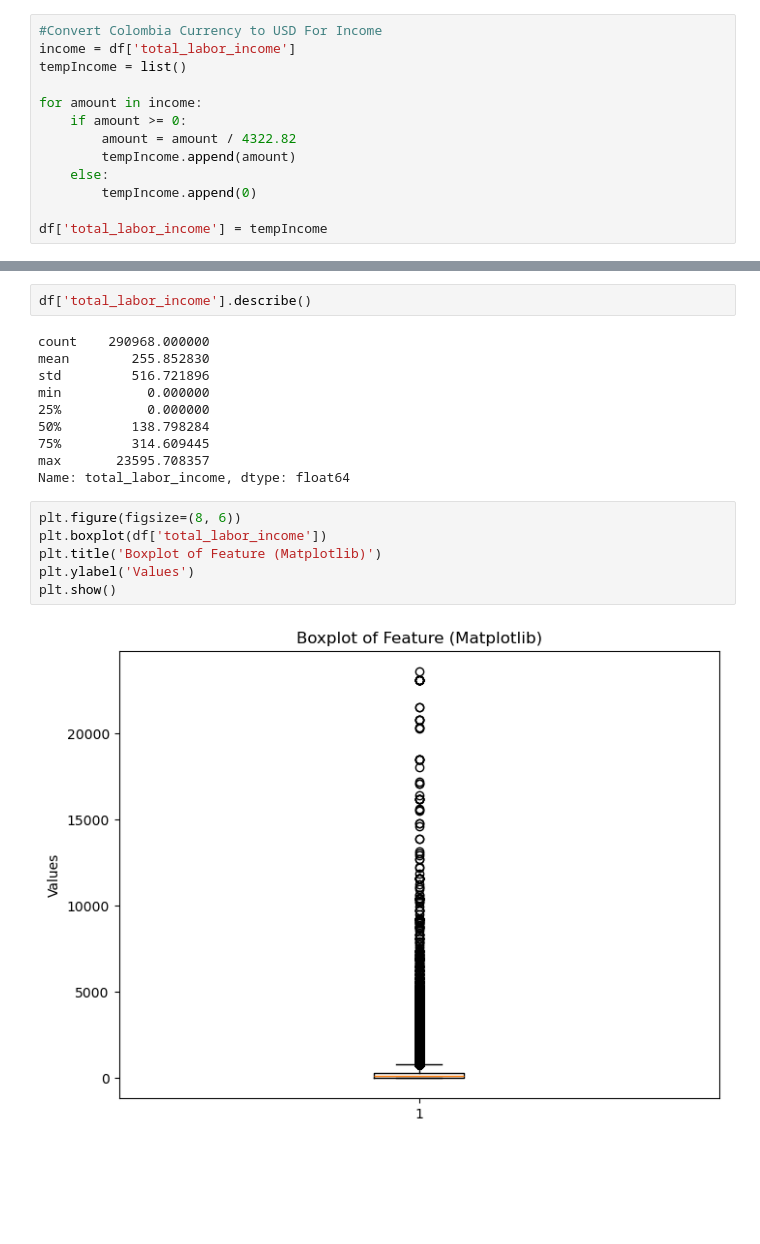
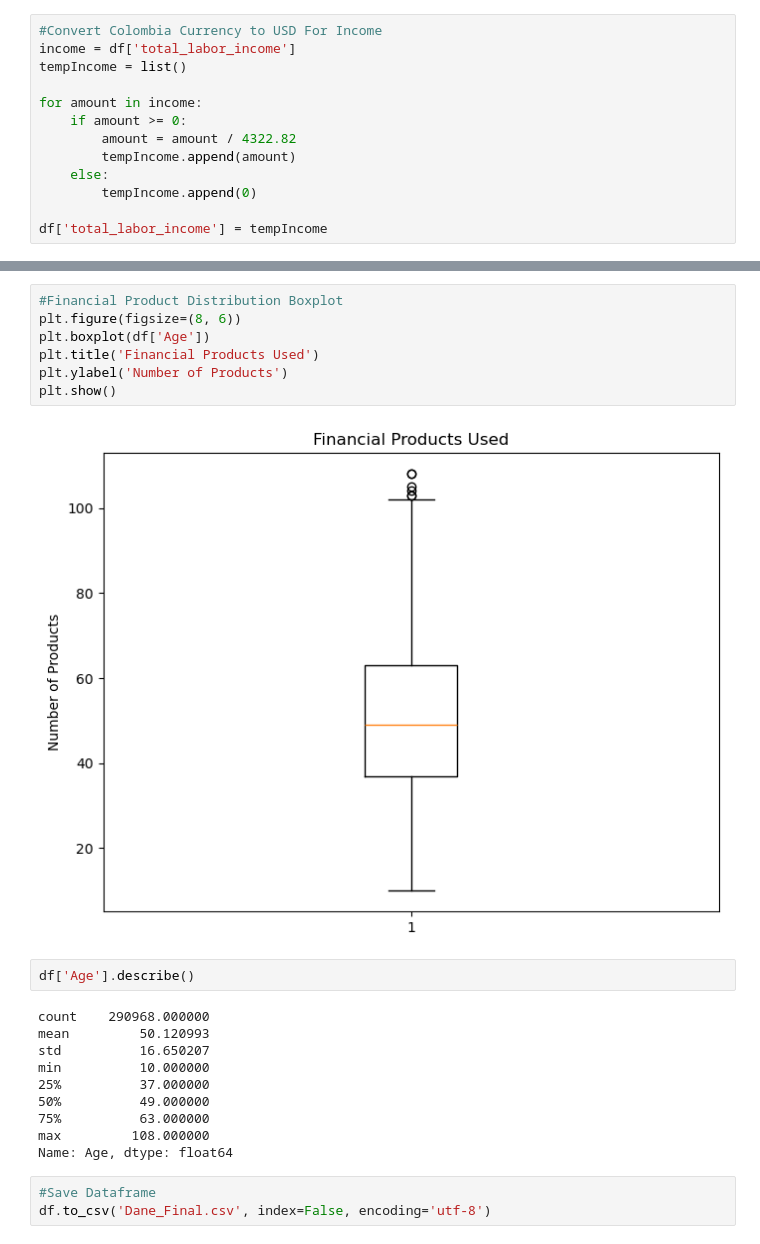
Before and after one commit to juaneacha/DataKind-Financial-Inclusion, a Jupyter notebook: Financial-Inclusion.ipynb, the cells around one changed output, grey strips where cells are left out. Cells and saved outputs as stored; diff of their text form; blank space fills up the shorter version.

```diff
--- a/Financial-Inclusion.ipynb
+++ b/Financial-Inclusion.ipynb
@@ -108,20 +162,24 @@ df['total_labor_income'] = tempIncome
+# %%
+#Financial Product Distribution Boxplot
+plt.figure(figsize=(8, 6))
+plt.boxplot(df['Age'])
+plt.title('Financial Products Used')
+plt.ylabel('Number of Products')
+plt.show()
+# %% [output]
+[figure, added]
 # %%
-df['total_labor_income'].describe()
+df['Age'].describe()
 # %% [output]
 count    290968.000000
-mean        255.852830
-std         516.721896
-min           0.000000
-25%           0.000000
-50%         138.798284
-75%         314.609445
-max       23595.708357
-Name: total_labor_income, dtype: float64
+mean         50.120993
+std          16.650207
+min          10.000000
+25%          37.000000
+50%          49.000000
+75%          63.000000
+max         108.000000
+Name: Age, dtype: float64
-# %%
-plt.figure(figsize=(8, 6))
-plt.boxplot(df['total_labor_income'])
-plt.title('Boxplot of Feature (Matplotlib)')
-plt.ylabel('Values')
-plt.show()
-# %% [output]
-[figure, removed]
+# %%
+#Save Dataframe
+df.to_csv('Dane_Final.csv', index=False, encoding='utf-8')
```
Also changed, not shown: parts of 8 cells of this notebook, 1 other file.
